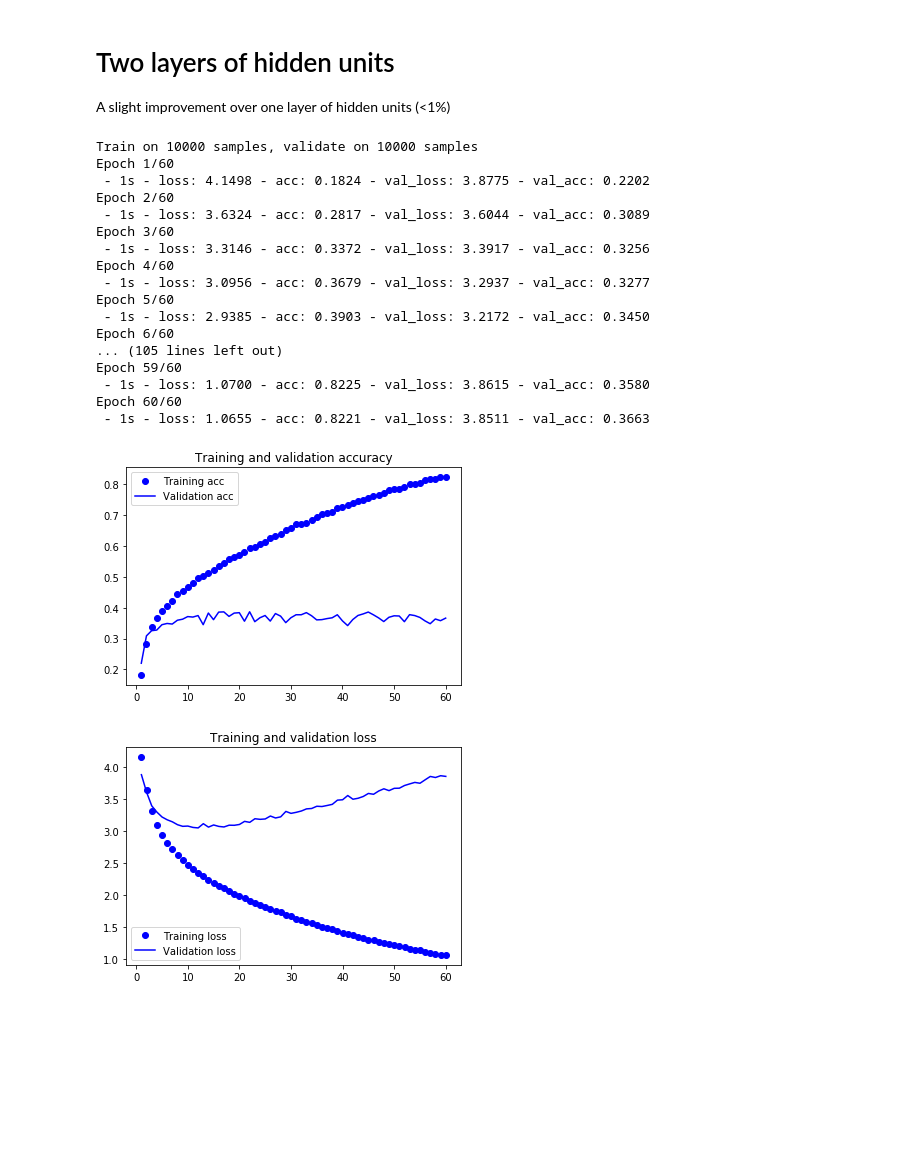
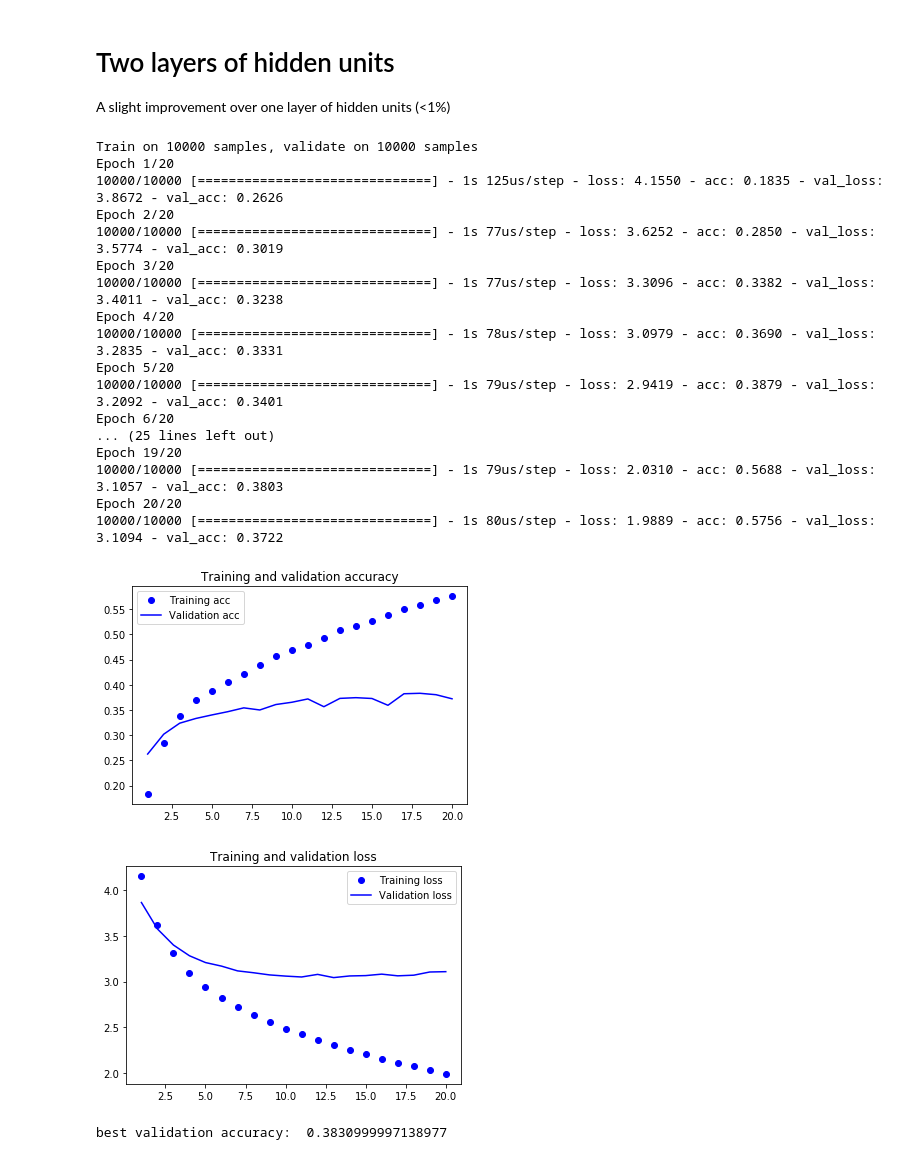
Before and after one commit to nicksexton/emojitranslate, a Jupyter notebook: 1 - emoji predict.ipynb, the cells around one changed output. Saved outputs shown, nothing was run; the diff lists cells and outputs as text; code cells hidden in the pictures; blank space fills up the shorter version.

```diff
--- a/1 - emoji predict.ipynb
+++ b/1 - emoji predict.ipynb
@@ -327,4 +284,4 @@ history = model.fit (x_train_one_hot, y_train_idx,
                     epochs = 20,
                     batch_size = 512,
                     validation_data = (x_dev_one_hot, y_dev_idx),
-                    verbose=0)
+                    verbose=2)
@@ -389,39 +385,41 @@ A slight improvement over one layer of hidden units (<1%)
 # %%
 n_output_classes = y_dev_idx.shape[1]
 
 model = Sequential()
 model.add(Dense(300, activation='relu', input_shape=(1000,)))
 model.add(Dense(128, activation='relu',
                 kernel_regularizer = regularizers.l2(0.0025)))
 model.add(Dense(n_output_classes, activation = 'softmax'))
 model.compile(optimizer = 'rmsprop',
               loss='categorical_crossentropy',
               metrics=['accuracy'])
 
 history = model.fit (x_train_one_hot, y_train_idx,
-                    epochs = 60,
+                    epochs = 20,
                     batch_size = 512,
-                    verbose=2,
+                    verbose=1,
                     validation_data = (x_dev_one_hot, y_dev_idx))
 
 plot_train_history(history)
+print ("best validation accuracy: ", max(history.history['val_acc']))
 # %% [output]
 Train on 10000 samples, validate on 10000 samples
-Epoch 1/60
- - 1s - loss: 4.1498 - acc: 0.1824 - val_loss: 3.8775 - val_acc: 0.2202
-Epoch 2/60
- - 1s - loss: 3.6324 - acc: 0.2817 - val_loss: 3.6044 - val_acc: 0.3089
-Epoch 3/60
- - 1s - loss: 3.3146 - acc: 0.3372 - val_loss: 3.3917 - val_acc: 0.3256
-Epoch 4/60
- - 1s - loss: 3.0956 - acc: 0.3679 - val_loss: 3.2937 - val_acc: 0.3277
-Epoch 5/60
- - 1s - loss: 2.9385 - acc: 0.3903 - val_loss: 3.2172 - val_acc: 0.3450
-Epoch 6/60
-... (105 lines left out)
-Epoch 59/60
- - 1s - loss: 1.0700 - acc: 0.8225 - val_loss: 3.8615 - val_acc: 0.3580
-Epoch 60/60
- - 1s - loss: 1.0655 - acc: 0.8221 - val_loss: 3.8511 - val_acc: 0.3663
+Epoch 1/20
+10000/10000 [==============================] - 1s 125us/step - loss: 4.1550 - acc: 0.1835 - val_loss: 3.8672 - val_acc: 0.2626
+Epoch 2/20
+10000/10000 [==============================] - 1s 77us/step - loss: 3.6252 - acc: 0.2850 - val_loss: 3.5774 - val_acc: 0.3019
+Epoch 3/20
+10000/10000 [==============================] - 1s 77us/step - loss: 3.3096 - acc: 0.3382 - val_loss: 3.4011 - val_acc: 0.3238
+Epoch 4/20
+10000/10000 [==============================] - 1s 78us/step - loss: 3.0979 - acc: 0.3690 - val_loss: 3.2835 - val_acc: 0.3331
+Epoch 5/20
+10000/10000 [==============================] - 1s 79us/step - loss: 2.9419 - acc: 0.3879 - val_loss: 3.2092 - val_acc: 0.3401
+Epoch 6/20
+... (25 lines left out)
+Epoch 19/20
+10000/10000 [==============================] - 1s 79us/step - loss: 2.0310 - acc: 0.5688 - val_loss: 3.1057 - val_acc: 0.3803
+Epoch 20/20
+10000/10000 [==============================] - 1s 80us/step - loss: 1.9889 - acc: 0.5756 - val_loss: 3.1094 - val_acc: 0.3722
-[figure, old version]
+[figure, new version]
-[figure, old version]
+[figure, new version]
+best validation accuracy:  0.3830999997138977
```
Also changed, not shown: parts of 25 cells of this notebook.
